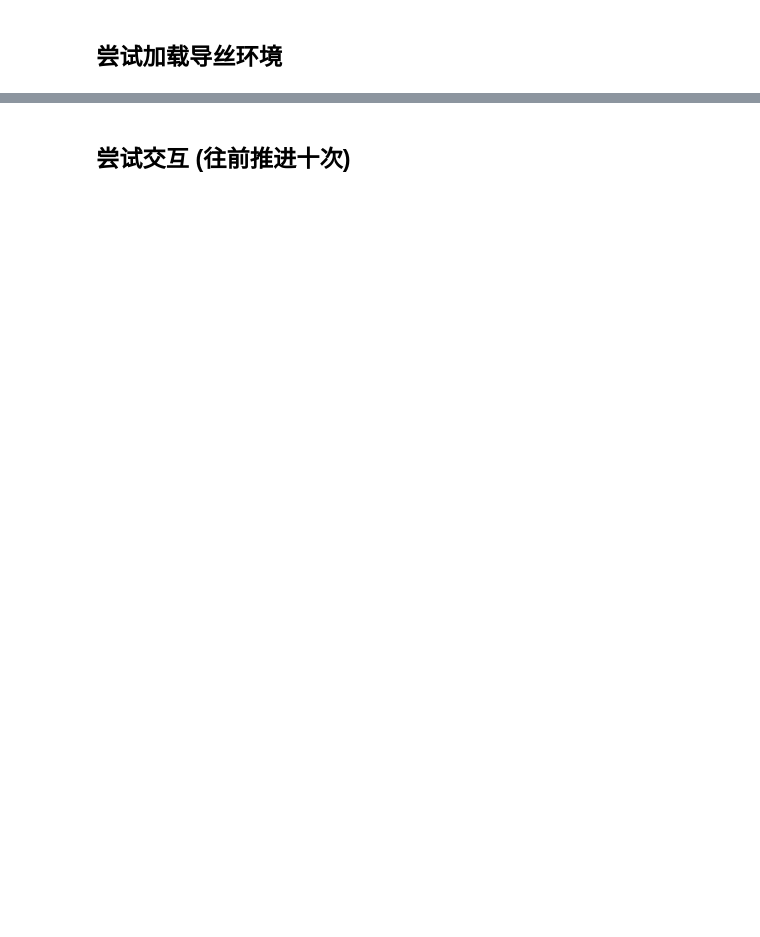
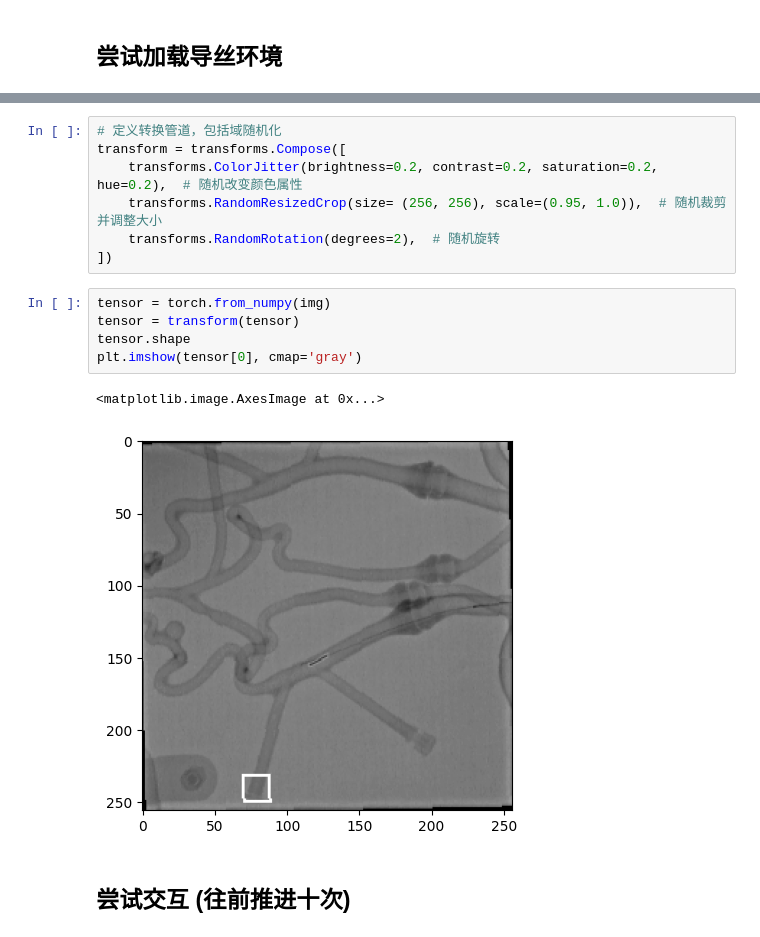
Before and after one commit to umeiko/guide-sim, a Jupyter notebook: starter.ipynb, the cells around one changed output, grey strips where cells are left out. Drawn from its saved outputs; the diff is of its cells as text; blank space fills up the shorter version.

```diff
--- a/starter.ipynb
+++ b/starter.ipynb
@@ -22,3 +26,18 @@ plt.imshow(img[0], cmap='gray')
+# %%
+# 定义转换管道，包括域随机化
+transform = transforms.Compose([
+    transforms.ColorJitter(brightness=0.2, contrast=0.2, saturation=0.2, hue=0.2),  # 随机改变颜色属性
+    transforms.RandomResizedCrop(size= (256, 256), scale=(0.95, 1.0)),  # 随机裁剪并调整大小
+    transforms.RandomRotation(degrees=2),  # 随机旋转
+])
+# %%
+tensor = torch.from_numpy(img)
+tensor = transform(tensor)
+tensor.shape
+plt.imshow(tensor[0], cmap='gray')
+# %% [output]
+<matplotlib.image.AxesImage at 0x...>
+[figure, added]
 # %% [markdown]
 ## 尝试交互 (往前推进十次)
 # %%
```
Also changed, not shown: parts of 12 cells of this notebook, 46 other files.
